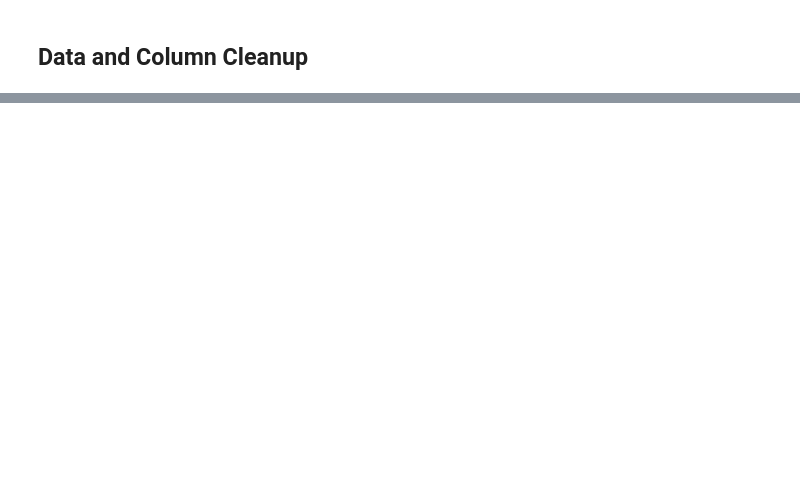
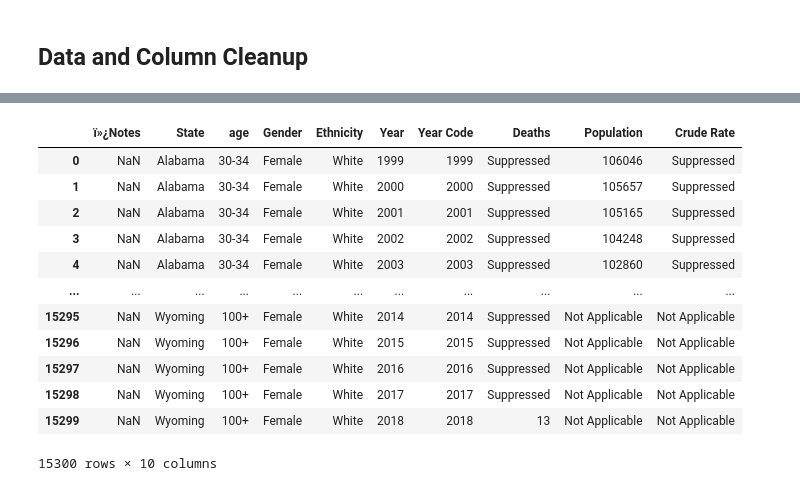
Before and after one commit to MrBardot/Trends-in-Alzheimers-Disease-Fatalities-in-the-United-States-and-Tennessee-from-1999-2018.-, a Jupyter notebook: notebooks/alz_eda.ipynb, the cells around one changed output, grey strips where cells are left out. Drawn from its saved outputs; the diff is of its cells as text; code cells hidden in the pictures; blank space fills up the shorter version.

Commit message:
completed column drop/rename

```diff
--- a/notebooks/alz_eda.ipynb
+++ b/notebooks/alz_eda.ipynb
@@ -69 +39,18 @@ white_female.head()
+# %%
+white_female = white_female.rename(columns= {'Five-Year Age Groups':'age'})
+white_female
+# %% [output]
+|  | ï»¿Notes | State | age | Gender | Ethnicity | Year | Year Code | Deaths | Population | Crude Rate |
+| 0 | NaN | Alabama | 30-34 | Female | White | 1999 | 1999 | Suppressed | 106046 | Suppressed |
+| 1 | NaN | Alabama | 30-34 | Female | White | 2000 | 2000 | Suppressed | 105657 | Suppressed |
+| 2 | NaN | Alabama | 30-34 | Female | White | 2001 | 2001 | Suppressed | 105165 | Suppressed |
+| 3 | NaN | Alabama | 30-34 | Female | White | 2002 | 2002 | Suppressed | 104248 | Suppressed |
+| 4 | NaN | Alabama | 30-34 | Female | White | 2003 | 2003 | Suppressed | 102860 | Suppressed |
+| ... | ... | ... | ... | ... | ... | ... | ... | ... | ... | ... |
+| 15295 | NaN | Wyoming | 100+ | Female | White | 2014 | 2014 | Suppressed | Not Applicable | Not Applicable |
+| 15296 | NaN | Wyoming | 100+ | Female | White | 2015 | 2015 | Suppressed | Not Applicable | Not Applicable |
+| 15297 | NaN | Wyoming | 100+ | Female | White | 2016 | 2016 | Suppressed | Not Applicable | Not Applicable |
+| 15298 | NaN | Wyoming | 100+ | Female | White | 2017 | 2017 | Suppressed | Not Applicable | Not Applicable |
+| 15299 | NaN | Wyoming | 100+ | Female | White | 2018 | 2018 | 13 | Not Applicable | Not Applicable |
+15300 rows × 10 columns
 # %%
```
Also changed, not shown: parts of 26 cells of this notebook.
